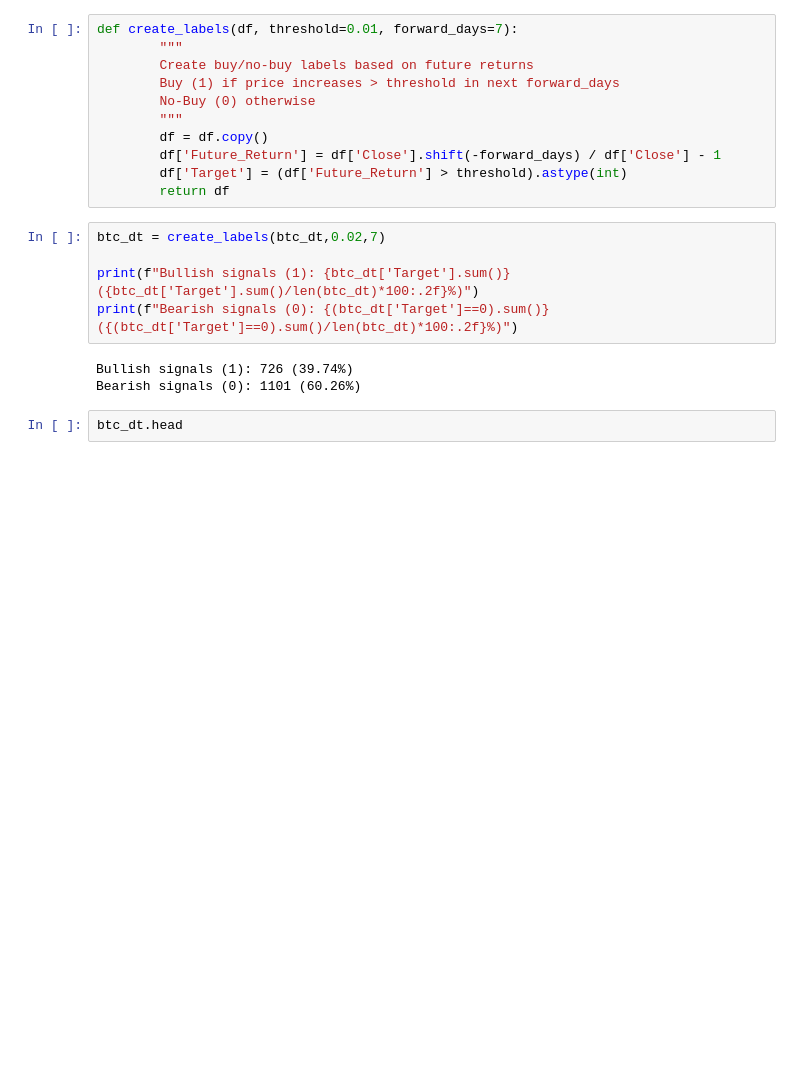
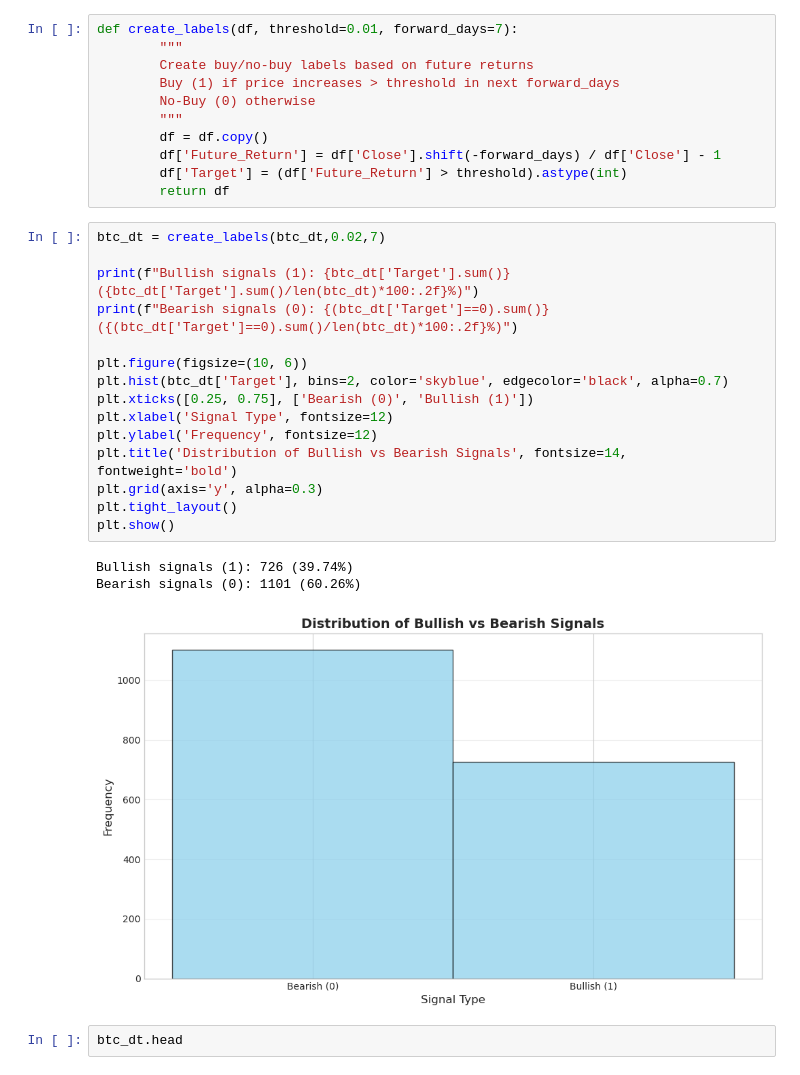
Before and after one commit to VincentSchaik/CryptoFinance, a Jupyter notebook: notebooks/btc_price_prediction_jb.ipynb, the cells around one changed output. Saved outputs shown, nothing was run; the diff lists cells and outputs as text; blank space fills up the shorter version.

```diff
--- a/notebooks/btc_price_prediction_jb.ipynb
+++ b/notebooks/btc_price_prediction_jb.ipynb
@@ -226,11 +279,22 @@ def create_labels(df, threshold=0.01, forward_days=7):
 # %%
 btc_dt = create_labels(btc_dt,0.02,7)
 
 print(f"Bullish signals (1): {btc_dt['Target'].sum()} ({btc_dt['Target'].sum()/len(btc_dt)*100:.2f}%)")
 print(f"Bearish signals (0): {(btc_dt['Target']==0).sum()} ({(btc_dt['Target']==0).sum()/len(btc_dt)*100:.2f}%)")
+
+plt.figure(figsize=(10, 6))
+plt.hist(btc_dt['Target'], bins=2, color='skyblue', edgecolor='black', alpha=0.7)
+plt.xticks([0.25, 0.75], ['Bearish (0)', 'Bullish (1)'])
+plt.xlabel('Signal Type', fontsize=12)
+plt.ylabel('Frequency', fontsize=12)
+plt.title('Distribution of Bullish vs Bearish Signals', fontsize=14, fontweight='bold')
+plt.grid(axis='y', alpha=0.3)
+plt.tight_layout()
+plt.show()
 # %% [output]
 Bullish signals (1): 726 (39.74%)
 Bearish signals (0): 1101 (60.26%)
+[figure, added]
 # %%
 btc_dt.head
 # %% [output]
```
Also changed, not shown: parts of 17 cells of this notebook.
